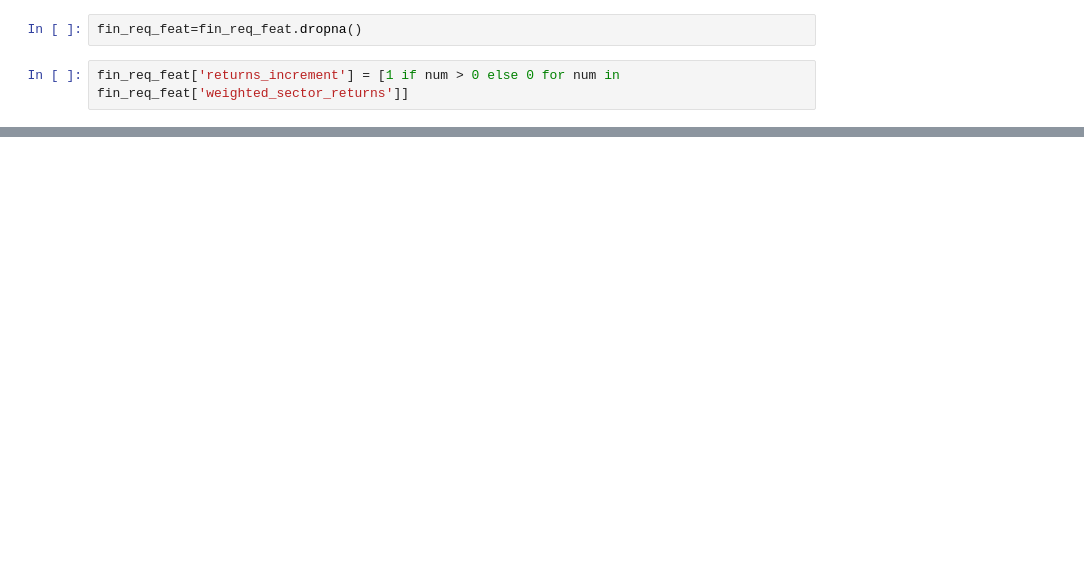
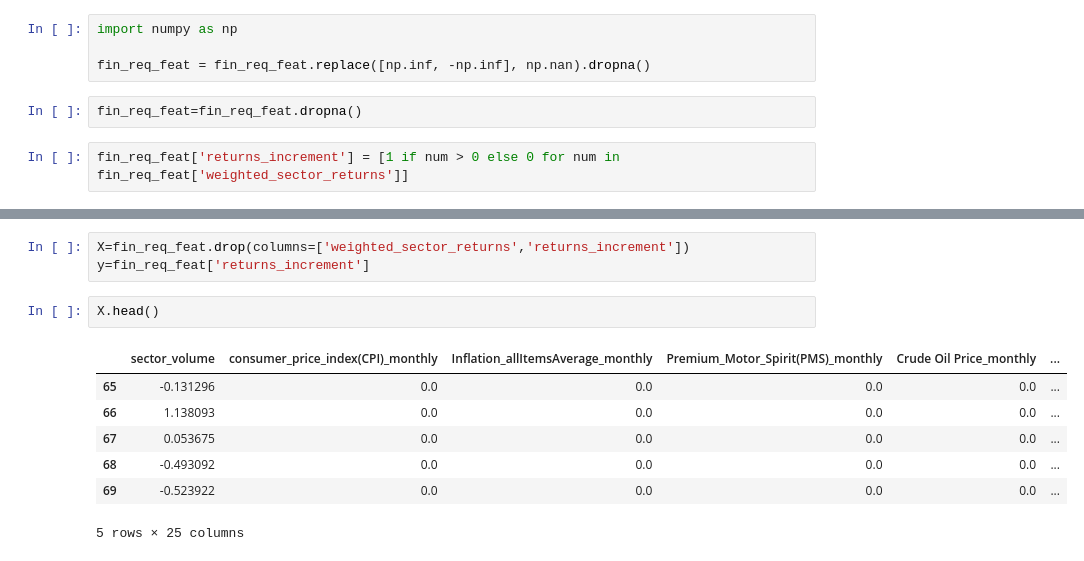
Before and after one commit to Udeani4/SectorLevel_StockPerformance_Predictoion, a Jupyter notebook: stock_sector_training.ipynb, the cells around one changed output, grey strips where cells are left out. Saved outputs shown, nothing was run; the diff lists cells and outputs as text; blank space fills up the shorter version.

```diff
--- a/stock_sector_training.ipynb
+++ b/stock_sector_training.ipynb
@@ -1529,3 +1529,7 @@ fin_req_feat
+# %%
+import numpy as np
+
+fin_req_feat = fin_req_feat.replace([np.inf, -np.inf], np.nan).dropna()
 # %%
 fin_req_feat=fin_req_feat.dropna()
 # %%
@@ -1555,0 +1569,13 @@ Name: count, dtype: int64
+# %%
+X=fin_req_feat.drop(columns=['weighted_sector_returns','returns_increment'])
+y=fin_req_feat['returns_increment']
+# %%
+X.head()
+# %% [output]
+|  | sector_volume | consumer_price_index(CPI)_monthly | Inflation_allItemsAverage_monthly | Premium_Motor_Spirit(PMS)_monthly | Crude Oil Price_monthly | ... |
+| 65 | -0.131296 | 0.0 | 0.0 | 0.0 | 0.0 | ... |
+| 66 | 1.138093 | 0.0 | 0.0 | 0.0 | 0.0 | ... |
+| 67 | 0.053675 | 0.0 | 0.0 | 0.0 | 0.0 | ... |
+| 68 | -0.493092 | 0.0 | 0.0 | 0.0 | 0.0 | ... |
+| 69 | -0.523922 | 0.0 | 0.0 | 0.0 | 0.0 | ... |
+5 rows × 25 columns
```
Also changed, not shown: parts of 32 cells of this notebook, 2 other files.
